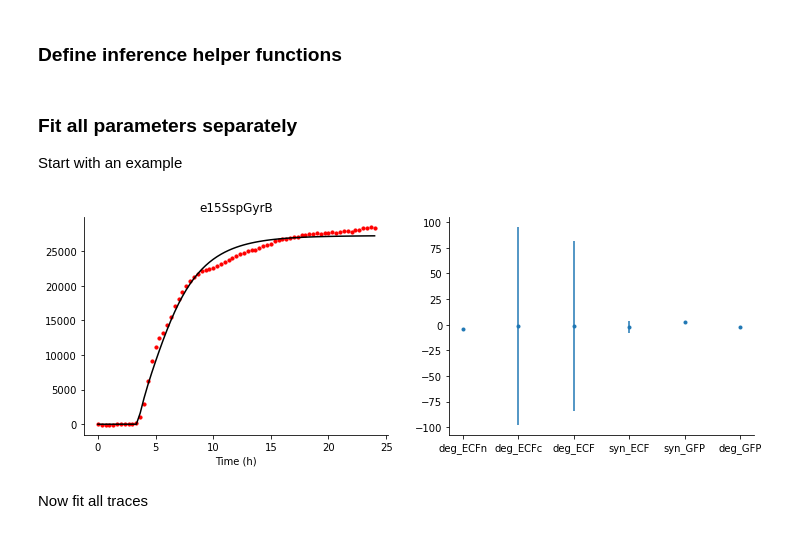
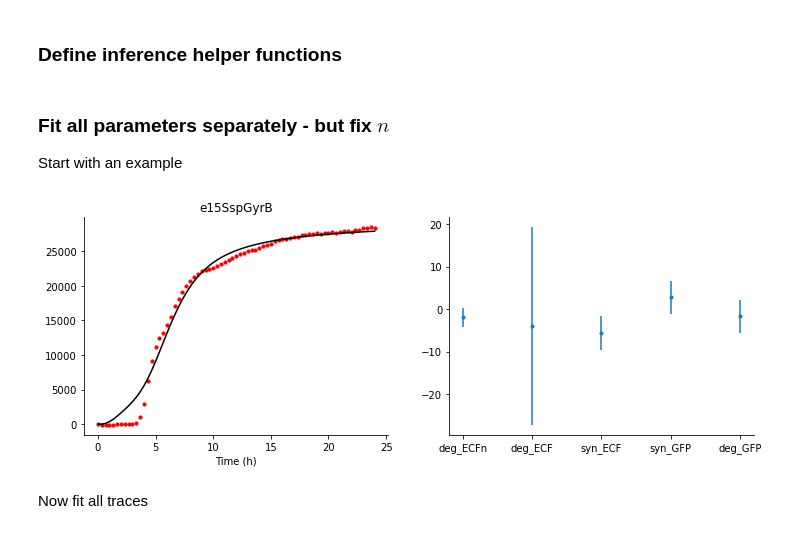
Before and after one commit to rmardian/intein-based-circuits, a Jupyter notebook: Parameter Estimation - Neil.ipynb, the cells around one changed output. Drawn from its saved outputs; the diff is of its cells as text; code cells hidden in the pictures.

```diff
--- a/Parameter Estimation - Neil.ipynb
+++ b/Parameter Estimation - Neil.ipynb
@@ -149,13 +169,21 @@ f_t = fluo.index
 idx = 0
 r, K, c0 = od_params[idx]
 extra = r, K
-y0 = [0, 0, 0, 0, c0]
-f_sim = gate_wrapper(f_t, 1e-3, 1e-3, 1e-4, 1e-2, 1e2, 1e-2, 1, 200, extra, y0)[3]
+y0 = [0, 0, 0, c0]
+f_sim = gate_wrapper(f_t, 1e-2, 1e-2, 1e-6, 5e2, 1e-2, 1, extra, y0)
 
 title = fluo.columns[0]
-plt.scatter(f_t / 60, fluo[title], c='r', s=10)
-plt.plot(f_t / 60, f_sim, c='k')
-plt.xlabel('Time (h)')
-plt.title(title)
+
+fig, axs = plt.subplots(1, 2, figsize=(12,4))
+ax = axs[0]
+ax.scatter(f_t / 60, fluo[title], c='r', s=10)
+ax.plot(f_t / 60, f_sim[2], c='k')
+ax.set_xlabel('Time (h)')
+ax.set_title(title)
+
+ax = axs[1]
+for y, label in zip(f_sim, ['ECFn', 'ECF', 'GFP', 'OD']):
+    ax.semilogy(f_t / 60, y, label = label)
+ax.legend()
 sns.despine()
 # %% [output]
@@ -168,44 +196,47 @@ def compare_model_data(f_t, f_data, f_sim, ax):
     ax.plot(f_t / 60, f_sim, c='k')
     ax.set_xlabel('Time (h)')
 # %% [markdown]
-### Fit all parameters separately
+### Fit all parameters separately - but fix $n$
 Start with an example
 # %%
 idx = 0
 f_t = fluo.index
-gate_bounds_scaled = [[-4, -4, -4, -8, 0, -4, -4, 0], [0, 0, 0, 0, 5, 0, 3, 1000]]
+#gate_bounds_scaled = [[-4, -4, -8, 0, -4, 0.5], [0, 0, 0, 5, 0, 2]]
+gate_bounds_scaled = [[-4, -4, -8, 0, -4], [0, 0, -4, 5, 0]]
 
 def fit_scaled(idx):
-    parameters = ['deg_ECFn', 'deg_ECFc', 'deg_ECF', 'syn_ECF', 'syn_GFP', 'deg_GFP', 'n', 'treat']
-    init_guess = [-3, -3, -3, -2, 2, -2, 0.5, 200]
+    #parameters = ['deg_ECFn', 'deg_ECF', 'syn_ECF', 'syn_GFP', 'deg_GFP', 'n']
+    #init_guess = [-2, -2, -6, 3, -1, 1]
+    parameters = ['deg_ECFn', 'deg_ECF', 'syn_ECF', 'syn_GFP', 'deg_GFP']
+    init_guess = [-2, -2, -6, 3, -1]
 
     r, K, c0 = od_params[idx]
     extra = r, K
-    y0 = [0, 0, 0, 0, c0]
+    y0 = [0, 0, 0, c0]
 
-    def model_fit(t, a, b, c, d, e, f, g, h):
-        fit = gate_wrapper(t, 10**a, 10**b, 10**c, 10**d, 10**e, 10**f, g, h, extra, y0)
-        return fit[3] #* fit[4] #3 for GFP index
+    def model_fit(t, a, b, c, d, e):
+        fit = gate_wrapper(t, 10**a, 10**b, 10**c, 10**d, 10**e, 1, extra, y0)
+        return fit[2] #* fit[4] #3 for GFP index
 
     f_t = fluo.index
     title = fluo.columns[idx]
     f_data = fluo[title]
 
-    f_params, f_cov = curve_fit(model_fit, f_t, f_data, p0=init_guess, bounds=gate_bounds_scaled, method='dogbox')
+    f_params, f_cov = curve_fit(model_fit, f_t, f_data, p0=init_guess, bounds=gate_bounds_scaled, method='trf')
     f_sim = model_fit(f_t, *f_params)
     f_df = pd.DataFrame({'Parameters': parameters, 'Value': f_params, 'Err': np.sqrt(np.diag(f_cov))})
     return f_df, f_sim, f_data
 
 f_df, f_sim, f_data = fit_scaled(idx)
 
 f, axs = plt.subplots(1, 2, figsize=(12,4))
 compare_model_data(f_t, f_data, f_sim, axs[0])
 axs[0].set_title(title)
-axs[1].errorbar(f_df['Parameters'][:6], f_df['Value'][:6], f_df['Err'][:6], fmt='.')
+axs[1].errorbar(f_df['Parameters'], f_df['Value'], f_df['Err'], fmt='.')
 
 sns.despine()
 # %% [output]
-[figure, old version]
+[figure, new version]
 # %% [markdown]
 Now fit all traces
 # %%
```
Also changed, not shown: parts of 26 cells of this notebook.
